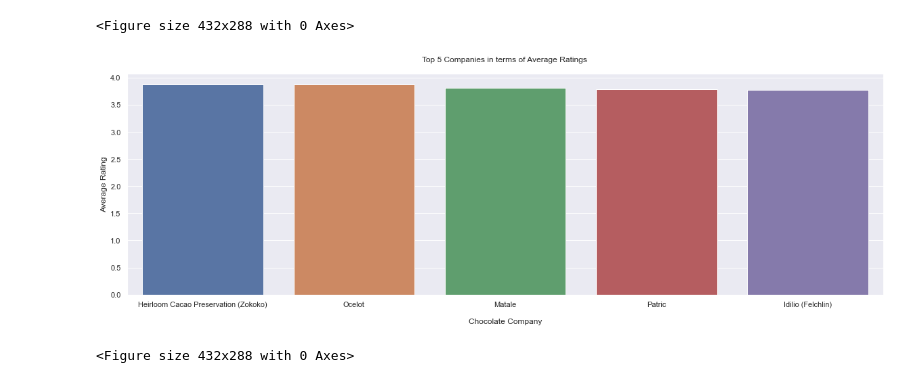
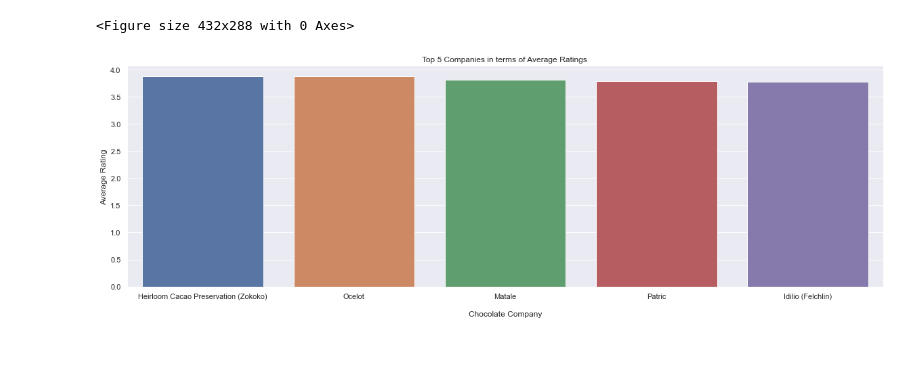
Before and after one commit to dablake7/bsc-phase-three-project, a Jupyter notebook: notebooks/exploratory/member-daniel/visualization.ipynb, the cells around one changed output. Saved outputs shown, nothing was run; the diff lists cells and outputs as text; code cells hidden in the pictures; blank space fills up the shorter version.

```diff
--- a/notebooks/exploratory/member-daniel/visualization.ipynb
+++ b/notebooks/exploratory/member-daniel/visualization.ipynb
@@ -78,16 +73,14 @@ plt.savefig('../../../images/top_5_companies_chocolate_bars.png');
 # %%
 d2 = df.groupby('Company (Manufacturer)').aggregate({'Rating':'mean'})
 d2 = d2.sort_values('Rating', ascending=False).head(5)
 d2 = d2.reset_index()
 
 sns.set()
 plt.figure(figsize=(20, 6))
-sns.barplot(x='Company (Manufacturer)', y='Rating', data=d2,)
+sns.barplot(x='Company (Manufacturer)', y='Rating', data=d2)
 plt.xlabel("\nChocolate Company")
 plt.ylabel("Average Rating")
-plt.title("Top 5 Companies in terms of Average Ratings \n")
-plt.show()
+plt.title("Top 5 Companies in terms of Average Ratings ")
 plt.savefig('../../../images/top_5_companies_average_ratings.png');
 # %% [output]
-[figure, old version]
+[figure, new version]
-<Figure size 432x288 with 0 Axes>
```
Also changed, not shown: parts of 1 cell of this notebook, 2 other files.
